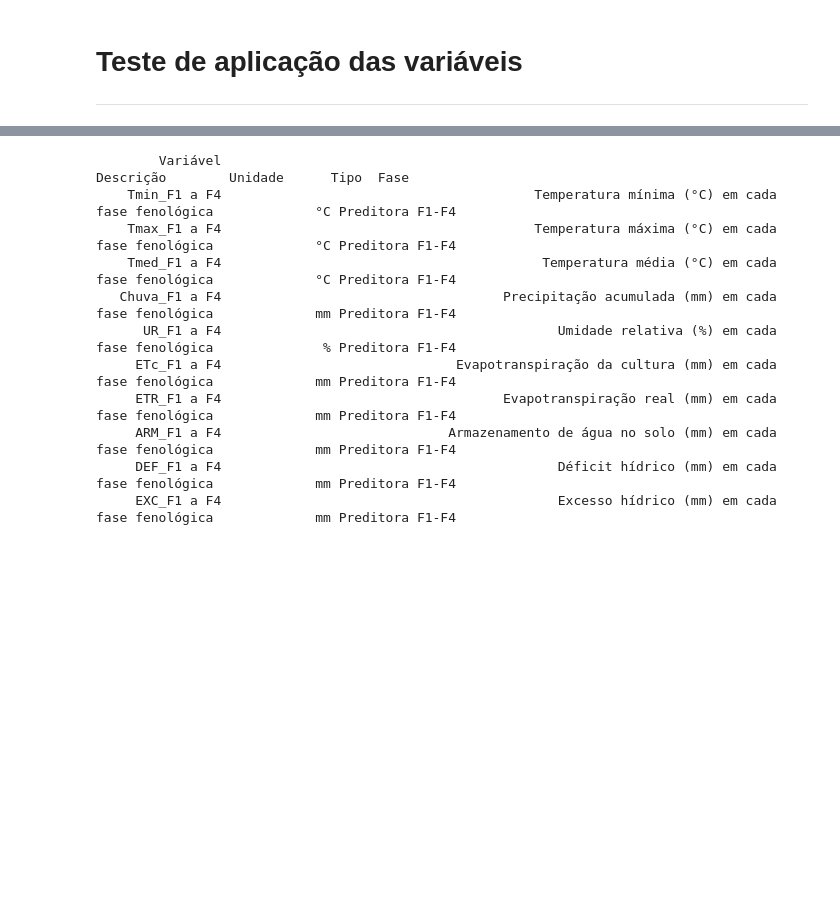
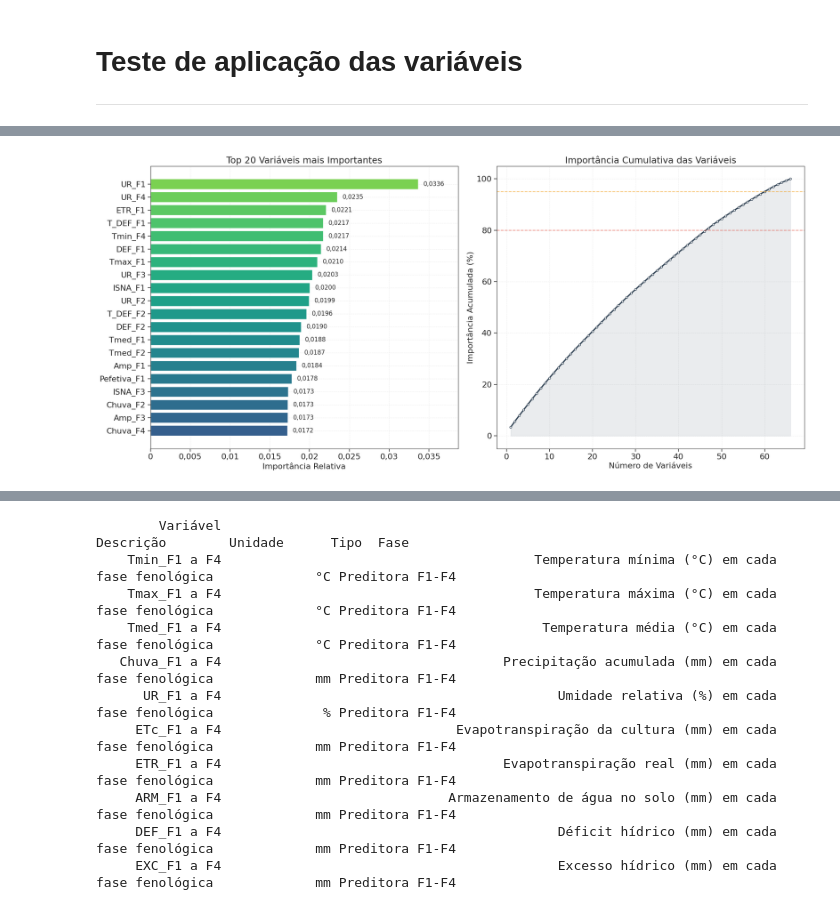
Before and after one commit to fcoliveira-utfpr/aquacrop_ml, a Jupyter notebook: 03_feature_engineering.ipynb, the cells around one changed output, grey strips where cells are left out. Saved outputs shown, nothing was run; the diff lists cells and outputs as text; code cells hidden in the pictures; blank space fills up the shorter version.

```diff
--- a/03_feature_engineering.ipynb
+++ b/03_feature_engineering.ipynb
@@ -585,0 +402,79 @@ plt.show()
+# %%
+# =========================================================
+# CONFIGURAÇÃO DE ESTILO
+# =========================================================
+sns.set_style("ticks")
+plt.rcParams.update({
+    'font.size': 16,
+    'axes.titlesize': 18,
+    'axes.labelsize': 16,
+    'xtick.labelsize': 16,
+    'ytick.labelsize': 16,
+    'axes.labelweight': 'normal',
+    'axes.titleweight': 'normal'
+})
+
+# Preparação dos dados
+importance_df = pd.DataFrame({
+    'feature': X.columns,
+    'importance': model.feature_importances_
+}).sort_values('importance', ascending=False)
+importance_df['cumulative'] = importance_df['importance'].cumsum()
+
+# =========================================================
+# CRIAÇÃO DO PAINEL (1x2)
+# =========================================================
+fig, (ax1, ax2) = plt.subplots(1, 2, figsize=(20, 10)) # Aumentei um pouco a largura
+
+# --- GRÁFICO 1: IMPORTÂNCIA INDIVIDUAL ---
+top_20 = importance_df.head(20).copy().iloc[::-1]
+colors = plt.cm.viridis(np.linspace(0.3, 0.8, len(top_20)))
+
+bars = ax1.barh(top_20['feature'], top_20['importance'],
+                color=colors, edgecolor='white', linewidth=1)
+
+ax1.set_title('Top 20 Variáveis mais Importantes')
+ax1.set_xlabel('Importância Relativa')
+ax1.xaxis.set_major_formatter(mtick.FuncFormatter(lambda x, p: f'{x:g}'.replace('.', ',')))
+
+# AJUSTE: Aumentar o limite do eixo X em 15% para o número não fugir
+ax1.set_xlim(0, top_20['importance'].max() * 1.15)
+
+for i, v in enumerate(top_20['importance']):
+    ax1.text(v + (top_20['importance'].max()*0.02), i, f'{v:.4f}'.replace('.', ','),
+             va='center', fontsize=12)
+
+# --- GRÁFICO 2: IMPORTÂNCIA CUMULATIVA ---
+x_cum = np.arange(1, len(importance_df) + 1)
+y_cum = importance_df['cumulative'].values * 100
+
+ax2.plot(x_cum, y_cum, color='#2c3e50', linewidth=2.5, marker='o', markersize=4, markerfacecolor='white')
+ax2.fill_between(x_cum, y_cum, color='#34495e', alpha=0.1)
+
+ax2.axhline(y=80, color='#e74c3c', linestyle='--', alpha=0.6)
+ax2.axhline(y=95, color='#f39c12', linestyle='--', alpha=0.6)
+
+n_80 = (importance_df['cumulative'] <= 0.8).sum()
+n_95 = (importance_df['cumulative'] <= 0.95).sum()
+
+ax2.set_title('Importância Cumulativa das Variáveis')
+ax2.set_xlabel('Número de Variáveis')
+ax2.set_ylabel('Importância Acumulada (%)')
+ax2.yaxis.set_major_formatter(mtick.FuncFormatter(lambda x, p: f'{x:g}'.replace('.', ',')))
+
+# AJUSTE: Mover o texto para a direita (x=n_80 + 2) e garantir que fiquem dentro do gráfico
+#ax2.text(n_80 + 2, 72, f'{n_80} variáveis explicam 80%', color='#e74c3c', fontsize=14)
+#ax2.text(n_95 + 2, 87, f'{n_95} variáveis explicam 95%', color='#f39c12', fontsize=14)
+
+for ax in [ax1, ax2]:
+    ax.tick_params(axis='both', which='both', direction='out', length=6, width=1.2,
+                   bottom=True, left=True, top=False, right=False)
+    ax.grid(axis='both', linestyle='--', alpha=0.3)
+
+
+# AJUSTE: tight_layout com rect para reservar espaço ao título superior
+plt.tight_layout(rect=[0, 0.03, 1, 0.95])
+
+plt.show()
+# %% [output]
+[figure, added]
```
Also changed, not shown: parts of 14 cells of this notebook.
